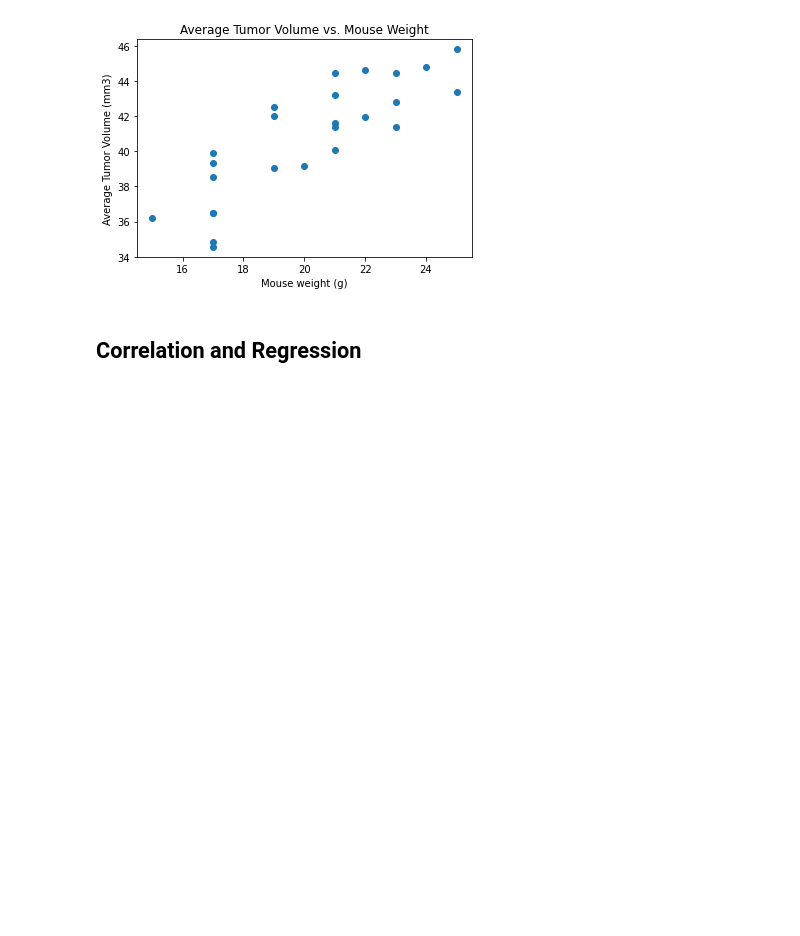
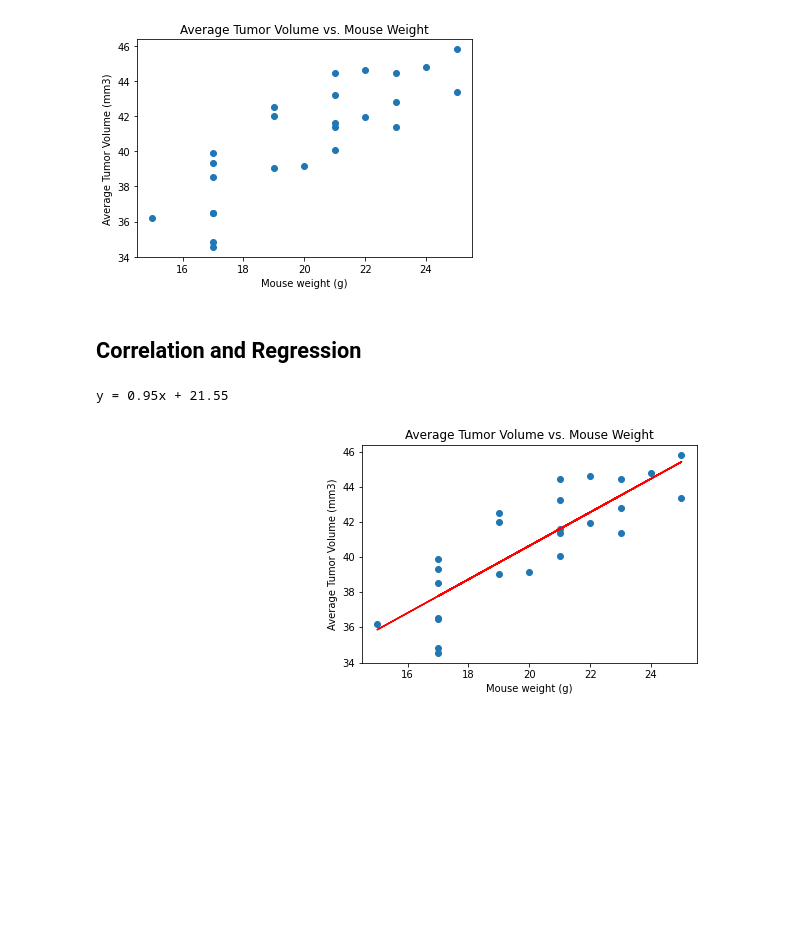
Before and after one commit to NinaLAnderson3/Matplotlib_Pymaceuticals, a Jupyter notebook: Instructions/Pymaceuticals/pymaceuticals_starter.ipynb, the cells around one changed output. Cells and saved outputs as stored; diff of their text form; code cells hidden in the pictures; blank space fills up the shorter version.

```diff
--- a/Instructions/Pymaceuticals/pymaceuticals_starter.ipynb
+++ b/Instructions/Pymaceuticals/pymaceuticals_starter.ipynb
@@ -416,0 +423,24 @@ plt.show()
+# %%
+# Calculate the correlation coefficient and linear regression model
+# for mouse weight and average tumor volume for the Capomulin regimen
+
+#copied variables from above
+grouped_capo_df = capo_df.groupby("Mouse ID").mean()
+mouse_weight = grouped_capo_df["Weight (g)"]
+tumvol = grouped_capo_df["Tumor Volume (mm3)"]
+#generated regression fit using example from class
+(slope, intercept, rvalue, pvalue, stderr) = st.linregress(mouse_weight, tumvol)
+regress_values = mouse_weight * slope + intercept
+line_eq = "y = " + str(round(slope,2)) + "x + " + str(round(intercept,2))
+
+plt.annotate(line_eq,(6,20),fontsize=15,color="red")
+plt.scatter(mouse_weight,tumvol)
+plt.plot(mouse_weight,regress_values,"r-")
+plt.title("Average Tumor Volume vs. Mouse Weight")
+plt.xlabel("Mouse weight (g)")
+plt.ylabel("Average Tumor Volume (mm3)")
+print(line_eq)
+#I can't get the equation to show on the graph like the example from class
+# %% [output]
+y = 0.95x + 21.55
+[figure, added]
```
Also changed, not shown: parts of 4 cells of this notebook.
